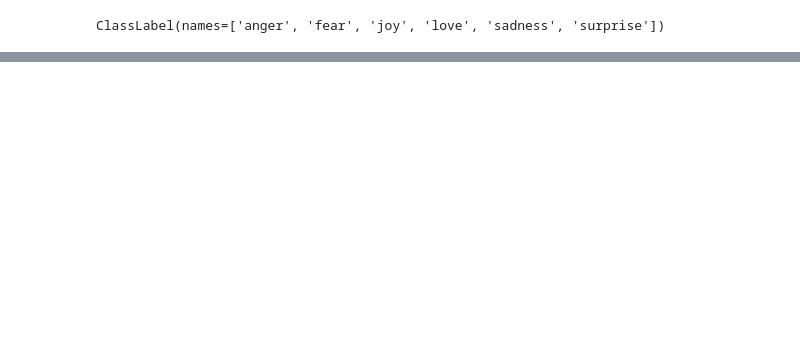
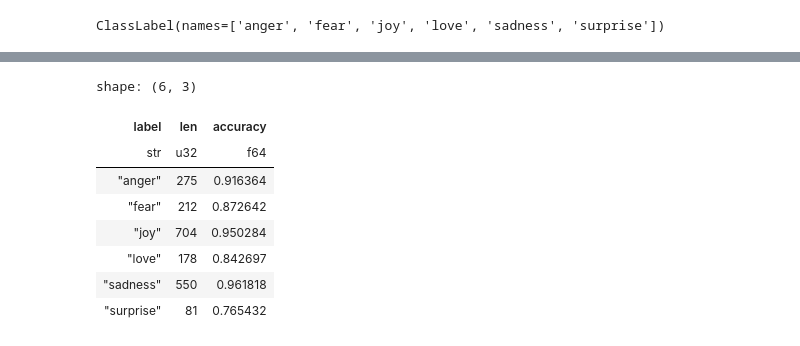
Before and after one commit to renato145/pucp_bootcamp_202401, a Jupyter notebook: nbs/04_transformer.ipynb, the cells around one changed output, grey strips where cells are left out. Saved outputs shown, nothing was run; the diff lists cells and outputs as text; code cells hidden in the pictures; blank space fills up the shorter version.

```diff
--- a/nbs/04_transformer.ipynb
+++ b/nbs/04_transformer.ipynb
@@ -234,4 +233,24 @@ shape: (5, 3)
 | "i feel like a faithful servant" | "love" | "love" |
 | "i am just feeling cranky and blue" | "anger" | "anger" |
 | "i can have for a treat or if i a... | "joy" | "joy" |
+# %%
+(
+    results
+    .group_by('label')
+    .agg(
+        pl.len(),
+        (pl.col.label==pl.col.pred).mean().alias('accuracy'),
+    )
+    .sort('label')
+)
+# %% [output]
+shape: (6, 3)
+| label | len | accuracy |
+| str | u32 | f64 |
+| "anger" | 275 | 0.916364 |
+| "fear" | 212 | 0.872642 |
+| "joy" | 704 | 0.950284 |
+| "love" | 178 | 0.842697 |
+| "sadness" | 550 | 0.961818 |
+| "surprise" | 81 | 0.765432 |
 # %%
```
Also changed, not shown: parts of 5 cells of this notebook, 4 other files.
